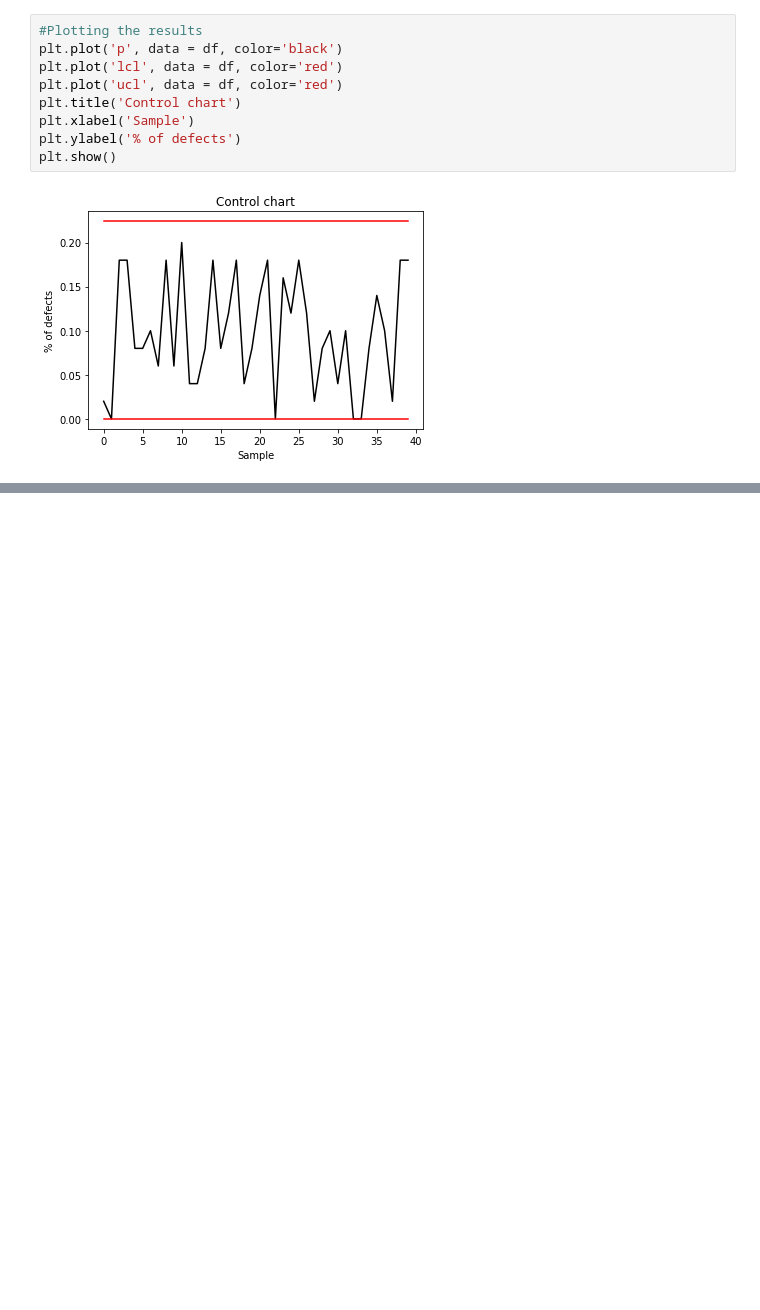
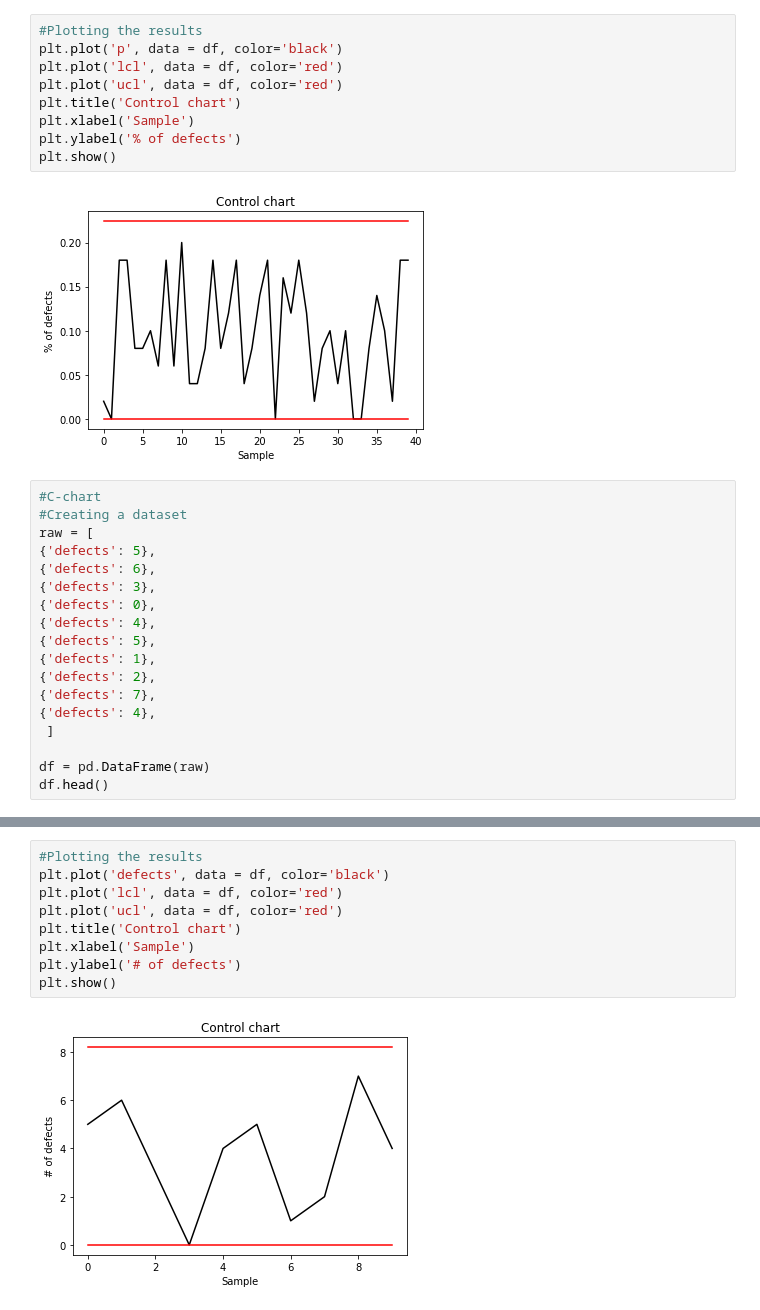
Before and after one commit to eponkratova/statistics, a Jupyter notebook: code.ipynb, the cells around one changed output, grey strips where cells are left out. Cells and saved outputs as stored; diff of their text form; blank space fills up the shorter version.

Commit message:
added the function to calculate c-chart

```diff
--- a/code.ipynb
+++ b/code.ipynb
@@ -2253,3 +2253,21 @@ plt.ylabel('% of defects')
 plt.show()
 # %% [output]
 [figure]
+# %%
+#C-chart
+#Creating a dataset
+raw = [
+{'defects': 5},
+{'defects': 6},
+{'defects': 3},
+{'defects': 0},
+{'defects': 4},
+{'defects': 5},
+{'defects': 1},
+{'defects': 2},
+{'defects': 7},
+{'defects': 4},
+ ]
+
+df = pd.DataFrame(raw)
+df.head()
@@ -2255,0 +2302,11 @@ plt.show()
+# %%
+#Plotting the results
+plt.plot('defects', data = df, color='black')
+plt.plot('lcl', data = df, color='red')
+plt.plot('ucl', data = df, color='red')
+plt.title('Control chart')
+plt.xlabel('Sample')
+plt.ylabel('# of defects')
+plt.show()
+# %% [output]
+[figure, added]
```
Also changed, not shown: parts of 2 cells of this notebook.
